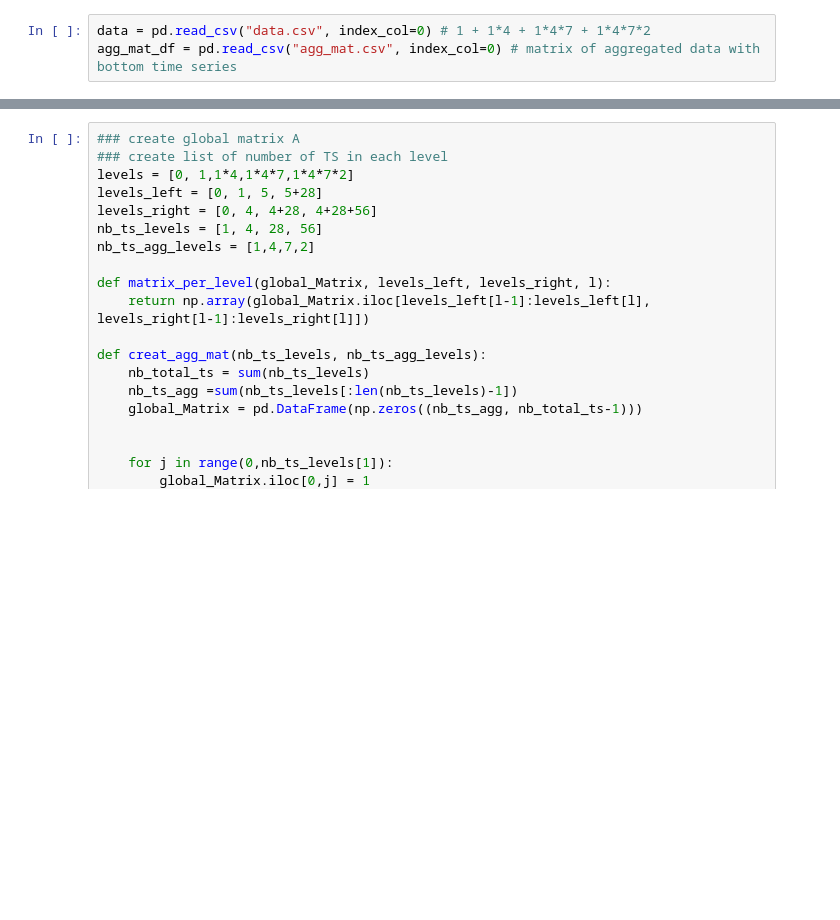
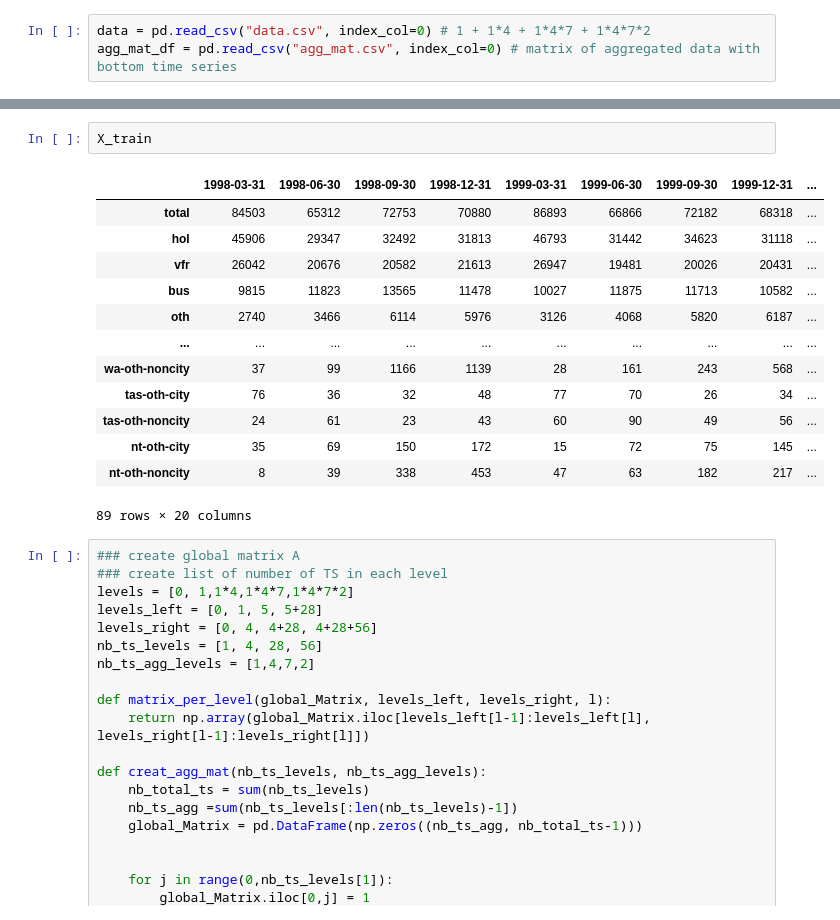
Before and after one commit to hamza9919/Hierarchical_Time_Series, a Jupyter notebook: tourismsmall/read_data.ipynb, the cells around one changed output, grey strips where cells are left out. Saved outputs shown, nothing was run; the diff lists cells and outputs as text; blank space fills up the shorter version.

```diff
--- a/tourismsmall/read_data.ipynb
+++ b/tourismsmall/read_data.ipynb
@@ -32,3 +21,19 @@ data
+# %%
+X_train
+# %% [output]
+|  | 1998-03-31 | 1998-06-30 | 1998-09-30 | 1998-12-31 | 1999-03-31 | 1999-06-30 | 1999-09-30 | 1999-12-31 | ... |
+| total | 84503 | 65312 | 72753 | 70880 | 86893 | 66866 | 72182 | 68318 | ... |
+| hol | 45906 | 29347 | 32492 | 31813 | 46793 | 31442 | 34623 | 31118 | ... |
+| vfr | 26042 | 20676 | 20582 | 21613 | 26947 | 19481 | 20026 | 20431 | ... |
+| bus | 9815 | 11823 | 13565 | 11478 | 10027 | 11875 | 11713 | 10582 | ... |
+| oth | 2740 | 3466 | 6114 | 5976 | 3126 | 4068 | 5820 | 6187 | ... |
+| ... | ... | ... | ... | ... | ... | ... | ... | ... | ... |
+| wa-oth-noncity | 37 | 99 | 1166 | 1139 | 28 | 161 | 243 | 568 | ... |
+| tas-oth-city | 76 | 36 | 32 | 48 | 77 | 70 | 26 | 34 | ... |
+| tas-oth-noncity | 24 | 61 | 23 | 43 | 60 | 90 | 49 | 56 | ... |
+| nt-oth-city | 35 | 69 | 150 | 172 | 15 | 72 | 75 | 145 | ... |
+| nt-oth-noncity | 8 | 39 | 338 | 453 | 47 | 63 | 182 | 217 | ... |
+89 rows × 20 columns
 # %%
 ### create global matrix A
 ### create list of number of TS in each level
```
Also changed, not shown: parts of 41 cells of this notebook, 1 other file.
